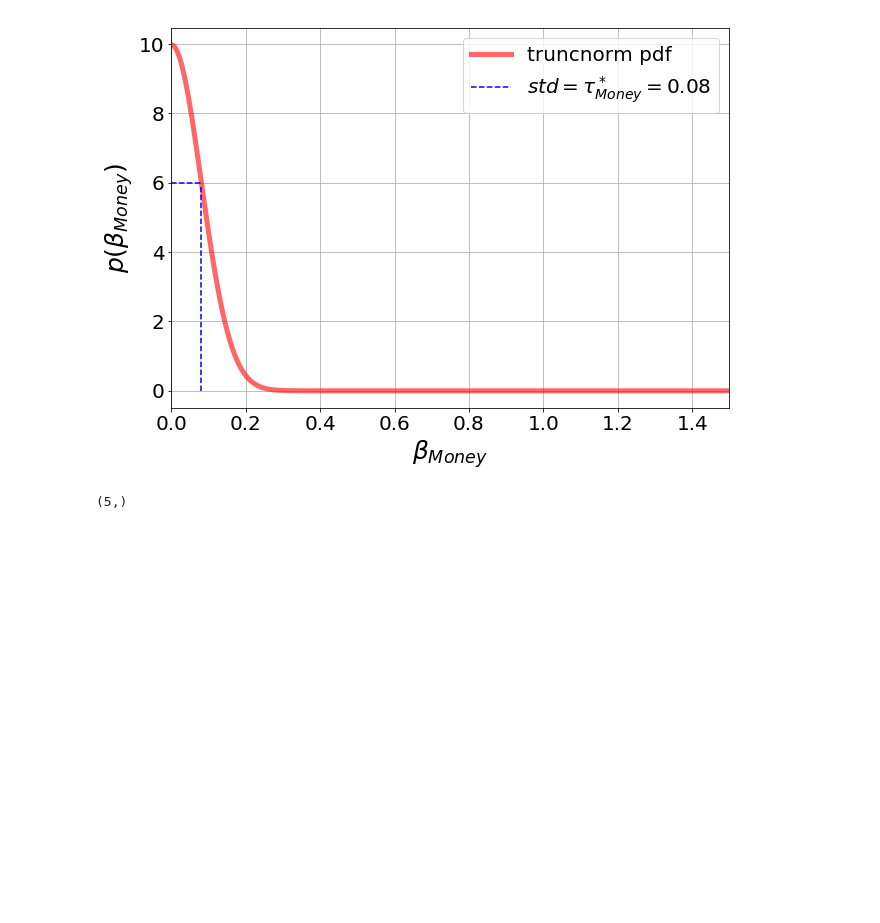
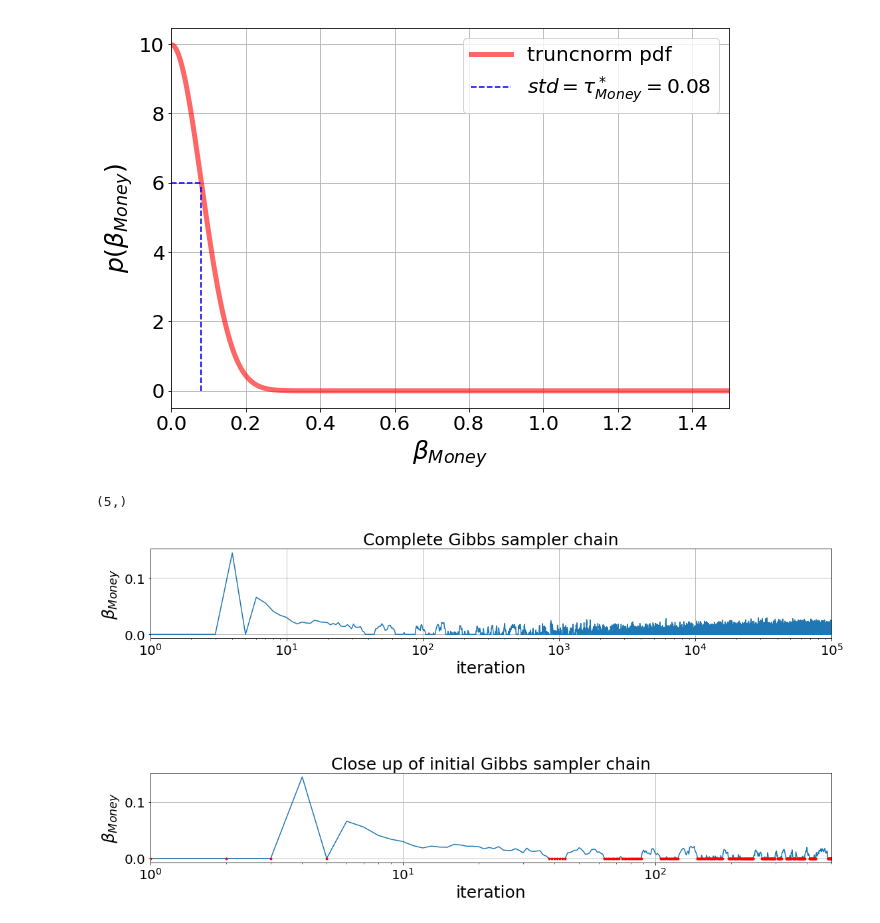
Before and after one commit to mtambos/mcmc_proj7, a Jupyter notebook: happiness_analysis.ipynb, the cells around one changed output. Cells and saved outputs as stored; diff of their text form; code cells hidden in the pictures; blank space fills up the shorter version.

```diff
--- a/happiness_analysis.ipynb
+++ b/happiness_analysis.ipynb
@@ -214,4 +216,27 @@ plt.show()
 np.shape(results)
 # %% [output]
 (5,)
+# %%
+fig, ax = plt.subplots(2,1,figsize = (16,8))
+ax[0].semilogx(np.arange(0,len(chain[:,0])),chain[:,0])
+ax[0].set_xlabel('iteration', fontsize = 25)
+ax[0].set_ylabel('$β_{Money}$', fontsize = 25)
+ax[0].set_xlim([0,len(chain[:,0])])
+ax[0].set_title('Complete Gibbs sampler chain', fontsize = 25)
+ax[0].grid()
+#ax[0].tight_layout()
+
+ax[1].semilogx(np.arange(0,len(chain[0:show_n,0])),chain[0:show_n,0])
+ax[1].plot(betaIszero, np.zeros_like(betaIszero), '.r')
+ax[1].set_xlabel('iteration', fontsize = 25)
+ax[1].set_ylabel('$β_{Money}$', fontsize = 25)
+ax[1].set_xlim([0,show_n])
+ax[1].set_title('Close up of initial Gibbs sampler chain', fontsize = 25)
+ax[1].grid()
+fig.tight_layout()
+plt.subplots_adjust(hspace = 1.5)
+plt.savefig('./HappinessGibbsChain.pdf')
+plt.show()
+# %% [output]
+[figure, added]
 # %%
```
Also changed, not shown: parts of 10 cells of this notebook.
